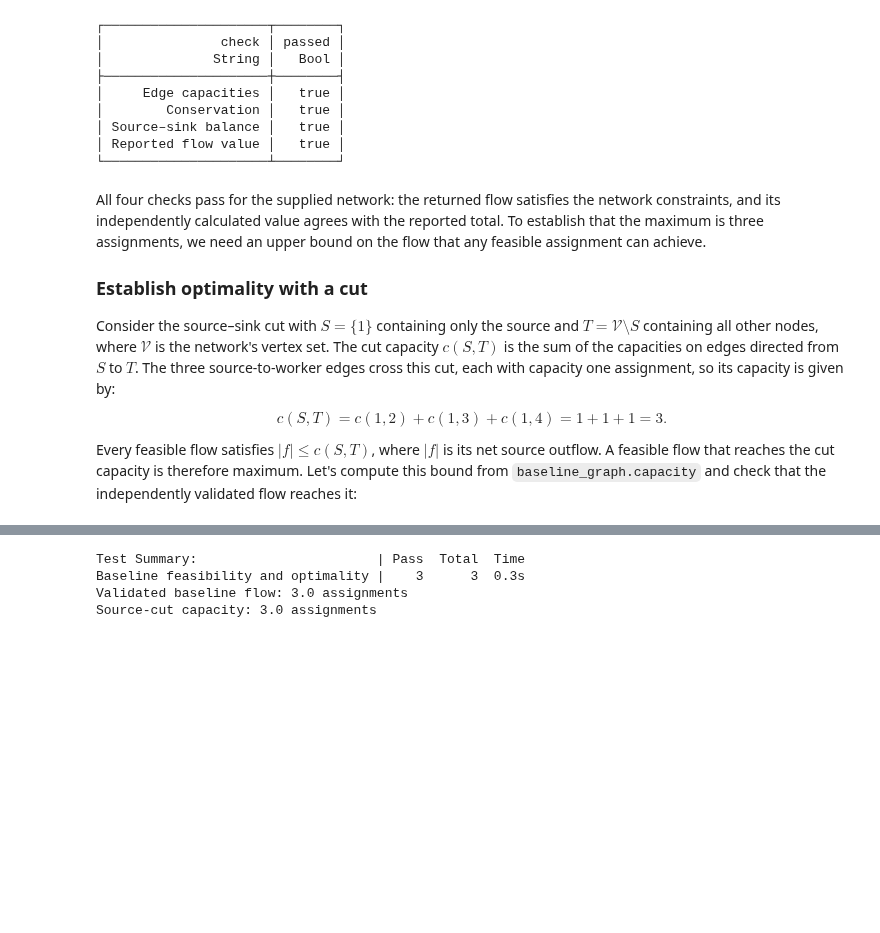
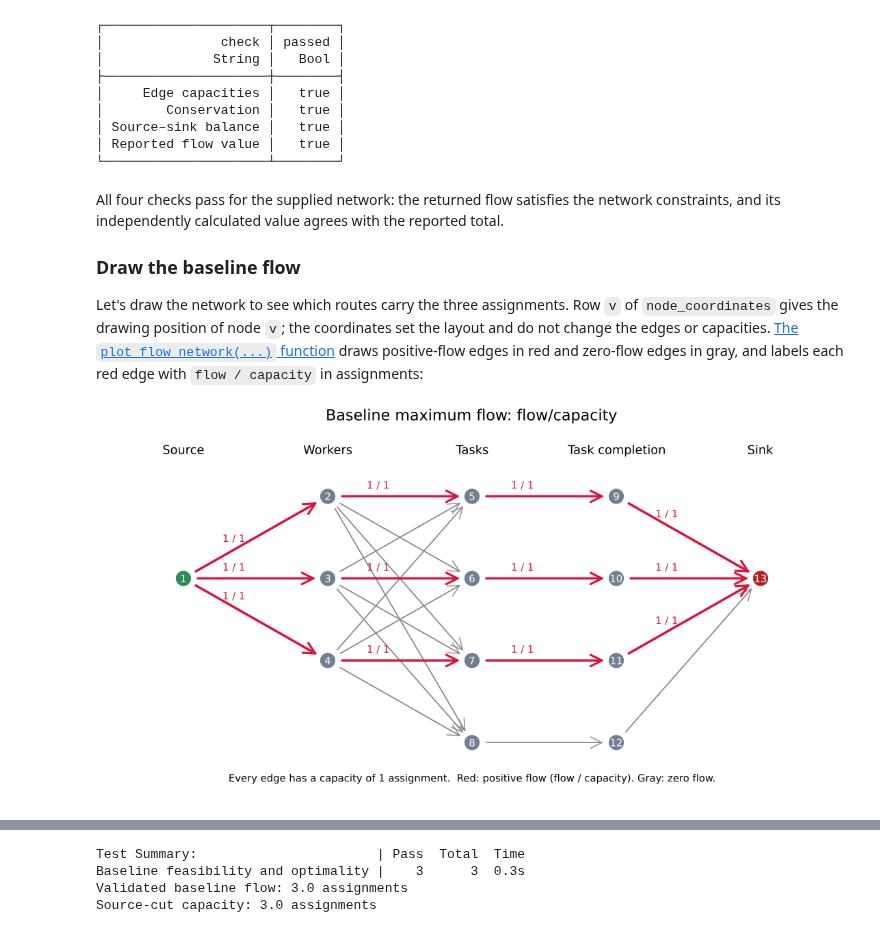
Before and after one commit to varnerlab/CHEME-5800-CourseRepository-Fall-2026, a Jupyter notebook: weeks/week-05/L5b/CHEME-5800-L5b-Lab-MaximumFlowSensitivity-Fall-2026.ipynb, the cells around one changed output, grey strips where cells are left out. Drawn from its saved outputs; the diff is of its cells as text; code cells hidden in the pictures; blank space fills up the shorter version.

```diff
--- a/weeks/week-05/L5b/CHEME-5800-L5b-Lab-MaximumFlowSensitivity-Fall-2026.ipynb
+++ b/weeks/week-05/L5b/CHEME-5800-L5b-Lab-MaximumFlowSensitivity-Fall-2026.ipynb
@@ -124,14 +129,32 @@ pretty_table(baseline_checks); # make a pretty table of the checks
 │ Reported flow value │   true │
 └─────────────────────┴────────┘
 # %% [markdown]
-All four checks pass for the supplied network: the returned flow satisfies the network constraints, and its independently calculated value agrees with the reported total. To establish that the maximum is three assignments, we need an upper bound on the flow that any feasible assignment can achieve.
+All four checks pass for the supplied network: the returned flow satisfies the network constraints, and its independently calculated value agrees with the reported total.
 
-### Establish optimality with a cut
+### Draw the baseline flow
 
-Consider the source–sink cut with $S=\{1\}$ containing only the source and $T=\mathcal{V}\setminus S$ containing all other nodes, where $\mathcal{V}$ is the network's vertex set. The cut capacity $c(S,T)$ is the sum of the capacities on edges directed from $S$ to $T$. The three source-to-worker edges cross this cut, each with capacity one assignment, so its capacity is given by:
-
-$$
-c(S,T)=c(1,2)+c(1,3)+c(1,4)=1+1+1=3.
-$$
-
-Every feasible flow satisfies $|f|\leq c(S,T)$, where $|f|$ is its net source outflow. A feasible flow that reaches the cut capacity is therefore maximum. Let's compute this bound from `baseline_graph.capacity` and check that the independently validated flow reaches it:
+Let's draw the network to see which routes carry the three assignments. Row `v` of `node_coordinates` gives the drawing position of node `v`; the coordinates set the layout and do not change the edges or capacities. [The `plot_flow_network(...)` function](src/FlowPlots.jl) draws positive-flow edges in red and zero-flow edges in gray, and labels each red edge with `flow / capacity` in assignments:
+# %%
+# Position the nodes for the drawing; row v stores node v's (x, y) coordinates -
+node_coordinates = [
+    10.0 10.0; # source: node 1
+    11.0 11.0; # workers: nodes 2–4
+    11.0 10.0;
+    11.0  9.0;
+    12.0 11.0; # tasks: nodes 5–8
+    12.0 10.0;
+    12.0  9.0;
+    12.0  8.0;
+    13.0 11.0; # task completion: nodes 9–12
+    13.0 10.0;
+    13.0  9.0;
+    13.0  8.0;
+    14.0 10.0; # sink: node 13
+];
+
+# Highlight the edges carrying the baseline flow -
+plot_flow_network(baseline_graph, node_coordinates;
+    flow = baseline_flow, theme = :auto,
+    title = "Baseline maximum flow: flow/capacity")
+# %% [output]
+[figure, added]
```
Also changed, not shown: parts of 14 cells of this notebook, 19 other files.
